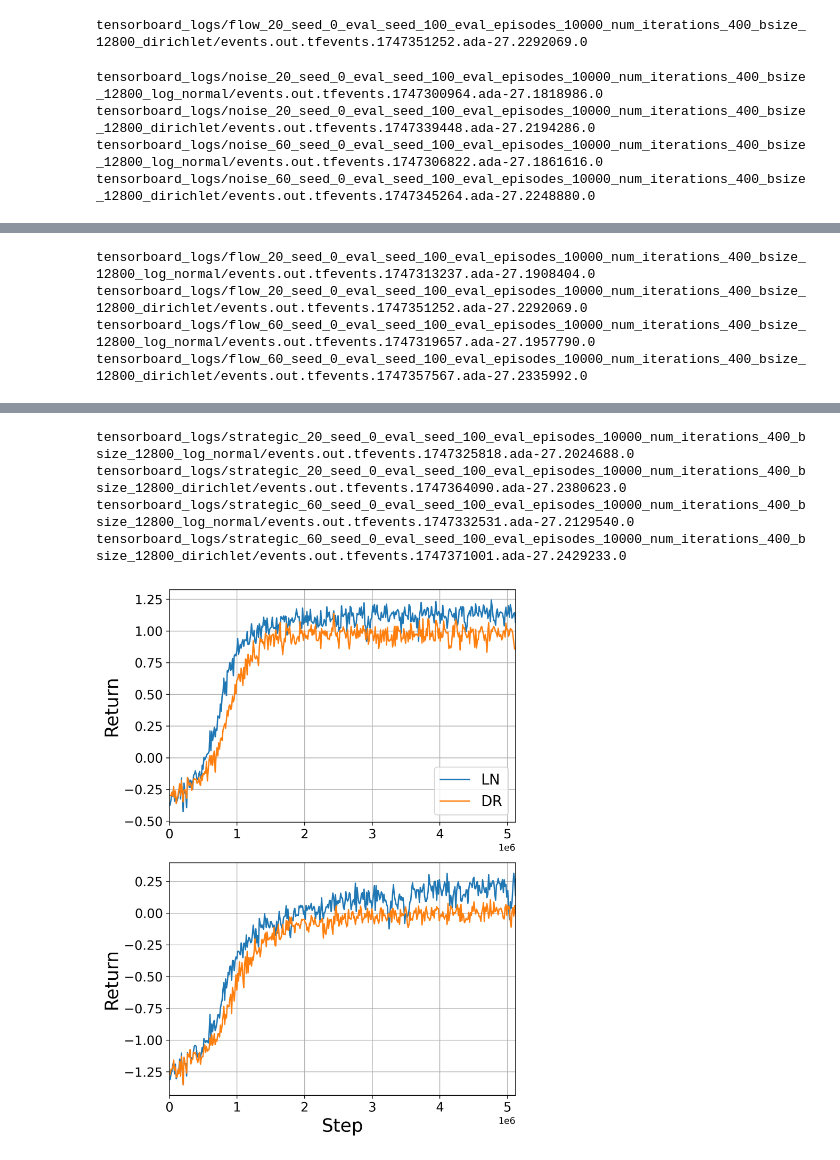
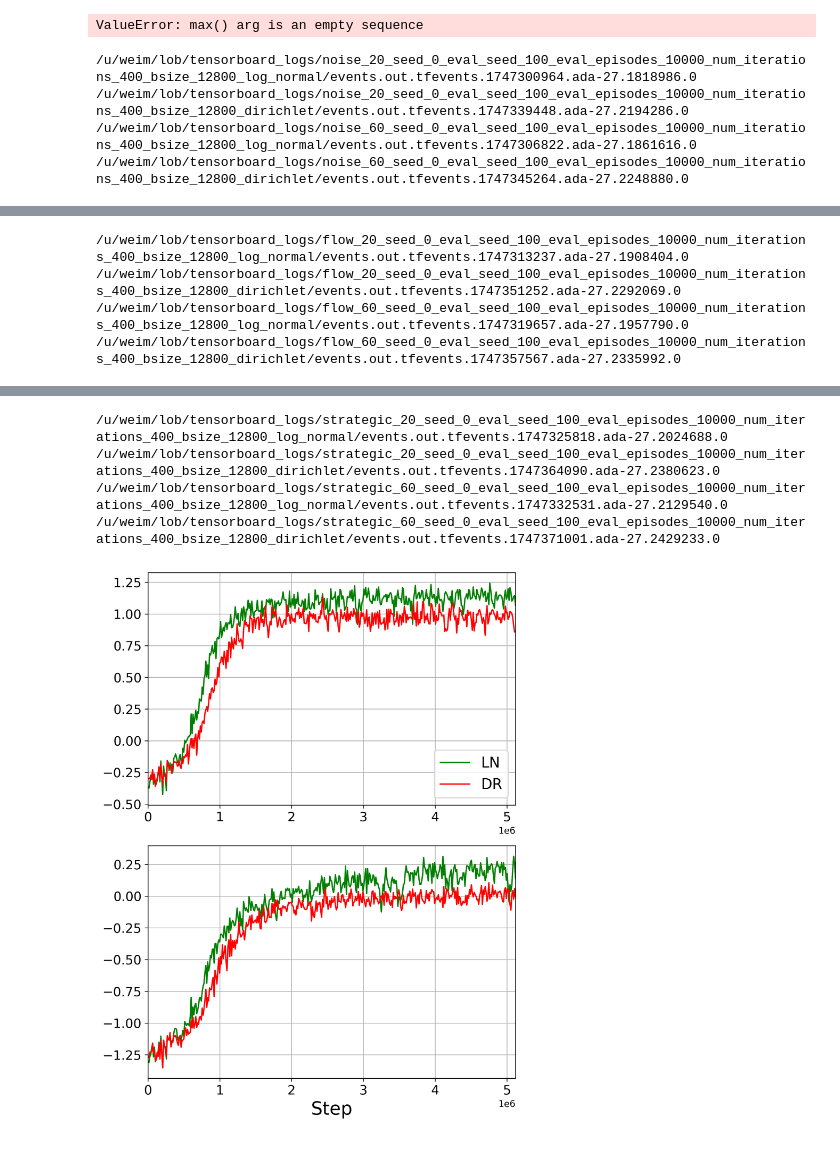
Before and after one commit to moritzweiss/lob, a Jupyter notebook: notebooks/reward_convergence.ipynb, the cells around one changed output, grey strips where cells are left out. Drawn from its saved outputs; the diff is of its cells as text; code cells hidden in the pictures.

```diff
--- a/notebooks/reward_convergence.ipynb
+++ b/notebooks/reward_convergence.ipynb
@@ -2,9 +2,12 @@
 from tensorboard.backend.event_processing import event_accumulator
 # %%
 from pathlib import Path
+import sys
 # this loads the latest event file
 # event_dir = Path('runs')
-name = 'tensorboard_logs/flow_20_seed_0_eval_seed_100_eval_episodes_10000_num_iterations_400_bsize_12800_dirichlet'
+parent_dir = Path(__file__).parent
+# sys.path.append('..')
+name = f'tensorboard_logs/flow_20_seed_0_eval_seed_100_eval_episodes_10000_num_iterations_400_bsize_12800_dirichlet'
 event_dir = Path(name)
 event_file = max(event_dir.glob('**/events.out.tfevents.*'), key=lambda f: f.stat().st_mtime)
 print(event_file)
@@ -17,7 +20,7 @@ ea = event_accumulator.EventAccumulator(event_file,
                                              event_accumulator.HISTOGRAMS: 0,
                                          })
 # %% [output]
-tensorboard_logs/flow_20_seed_0_eval_seed_100_eval_episodes_10000_num_iterations_400_bsize_12800_dirichlet/events.out.tfevents.1747351252.ada-27.2292069.0
+ValueError: max() arg is an empty sequence
 # %%
 import pandas as pd
 import matplotlib.pyplot as plt
@@ -32,14 +35,14 @@ textheight = 9
 scale = 3.2
 
 # naming of the tensor: noise, flow, strategic
+parent_dir = Path('.').resolve().parent
 
 for env in ['noise', 'flow', 'strategic']:
     fig, axs = plt.subplots(2, 1, figsize=(scale*0.3*textwidth, scale*0.3*textheight), dpi=300)
     idx = 0
     for lots in [20, 60]:
         for agent in ['log_normal', 'dirichlet']:
-            # loading data for agent
-            name = f'tensorboard_logs/{env}_{lots}_seed_0_eval_seed_100_eval_episodes_10000_num_iterations_400_bsize_12800_{agent}'
+            name = f'{parent_dir}/tensorboard_logs/{env}_{lots}_seed_0_eval_seed_100_eval_episodes_10000_num_iterations_400_bsize_12800_{agent}'
             event_dir = Path(name)
             event_file = max(event_dir.glob('**/events.out.tfevents.*'), key=lambda f: f.stat().st_mtime)
             print(event_file)
@@ -52,19 +55,16 @@ for env in ['noise', 'flow', 'strategic']:
                                                     event_accumulator.HISTOGRAMS: 0,
                                                 })
 
-            # data loading
             ea.Reload()
-            # print(ea.Tags()['scalars'])
-            # print(ea.Scalars('charts/time'))
-            # print(ea.Scalars('charts/return'))
             df = pd.DataFrame(ea.Scalars('charts/return'))
-
-            # plotting
             translate_names = {'log_normal': 'LN', 'dirichlet': 'DR'}
-            axs[idx].plot(df['step'].values, df['value'].values, label=translate_names[agent])
-            # axs[idx].set_facecolor('white')
-            # fig.patch.set_facecolor('white')
-        axs[idx].set_ylabel('Return', fontsize=20)
+            if agent == 'log_normal':
+                color = 'green'
+            if agent == 'dirichlet':
+                color = 'red'
+            axs[idx].plot(df['step'].values, df['value'].values, label=translate_names[agent], color=color)
+        if env == 'noise':
+            axs[idx].set_ylabel('Return', fontsize=20)
         tick_size = 14
         axs[idx].tick_params(axis='x', labelsize=tick_size)
         axs[idx].tick_params(axis='y', labelsize=tick_size)
@@ -82,10 +82,10 @@ for env in ['noise', 'flow', 'strategic']:
 
     fig.tight_layout()
     plt.show()
-    fig.savefig(f'plots/{env}_return_convergence.pdf', dpi=300)
+    fig.savefig(f'{parent_dir}/plots/{env}_return_convergence.pdf', dpi=300)
     plt.close(fig)
 # %% [output]
-tensorboard_logs/noise_20_seed_0_eval_seed_100_eval_episodes_10000_num_iterations_400_bsize_12800_log_normal/events.out.tfevents.1747300964.ada-27.1818986.0
-tensorboard_logs/noise_20_seed_0_eval_seed_100_eval_episodes_10000_num_iterations_400_bsize_12800_dirichlet/events.out.tfevents.1747339448.ada-27.2194286.0
-tensorboard_logs/noise_60_seed_0_eval_seed_100_eval_episodes_10000_num_iterations_400_bsize_12800_log_normal/events.out.tfevents.1747306822.ada-27.1861616.0
-tensorboard_logs/noise_60_seed_0_eval_seed_100_eval_episodes_10000_num_iterations_400_bsize_12800_dirichlet/events.out.tfevents.1747345264.ada-27.2248880.0
+/u/weim/lob/tensorboard_logs/noise_20_seed_0_eval_seed_100_eval_episodes_10000_num_iterations_400_bsize_12800_log_normal/events.out.tfevents.1747300964.ada-27.1818986.0
+/u/weim/lob/tensorboard_logs/noise_20_seed_0_eval_seed_100_eval_episodes_10000_num_iterations_400_bsize_12800_dirichlet/events.out.tfevents.1747339448.ada-27.2194286.0
+/u/weim/lob/tensorboard_logs/noise_60_seed_0_eval_seed_100_eval_episodes_10000_num_iterations_400_bsize_12800_log_normal/events.out.tfevents.1747306822.ada-27.1861616.0
+/u/weim/lob/tensorboard_logs/noise_60_seed_0_eval_seed_100_eval_episodes_10000_num_iterations_400_bsize_12800_dirichlet/events.out.tfevents.1747345264.ada-27.2248880.0
@@ -93,4 +93,4 @@ tensorboard_logs/noise_60_seed_0_eval_seed_100_eval_episodes_10000_num_iteration
-tensorboard_logs/flow_20_seed_0_eval_seed_100_eval_episodes_10000_num_iterations_400_bsize_12800_log_normal/events.out.tfevents.1747313237.ada-27.1908404.0
-tensorboard_logs/flow_20_seed_0_eval_seed_100_eval_episodes_10000_num_iterations_400_bsize_12800_dirichlet/events.out.tfevents.1747351252.ada-27.2292069.0
-tensorboard_logs/flow_60_seed_0_eval_seed_100_eval_episodes_10000_num_iterations_400_bsize_12800_log_normal/events.out.tfevents.1747319657.ada-27.1957790.0
-tensorboard_logs/flow_60_seed_0_eval_seed_100_eval_episodes_10000_num_iterations_400_bsize_12800_dirichlet/events.out.tfevents.1747357567.ada-27.2335992.0
+/u/weim/lob/tensorboard_logs/flow_20_seed_0_eval_seed_100_eval_episodes_10000_num_iterations_400_bsize_12800_log_normal/events.out.tfevents.1747313237.ada-27.1908404.0
+/u/weim/lob/tensorboard_logs/flow_20_seed_0_eval_seed_100_eval_episodes_10000_num_iterations_400_bsize_12800_dirichlet/events.out.tfevents.1747351252.ada-27.2292069.0
+/u/weim/lob/tensorboard_logs/flow_60_seed_0_eval_seed_100_eval_episodes_10000_num_iterations_400_bsize_12800_log_normal/events.out.tfevents.1747319657.ada-27.1957790.0
+/u/weim/lob/tensorboard_logs/flow_60_seed_0_eval_seed_100_eval_episodes_10000_num_iterations_400_bsize_12800_dirichlet/events.out.tfevents.1747357567.ada-27.2335992.0
@@ -98,5 +98,5 @@ tensorboard_logs/flow_60_seed_0_eval_seed_100_eval_episodes_10000_num_iterations
-tensorboard_logs/strategic_20_seed_0_eval_seed_100_eval_episodes_10000_num_iterations_400_bsize_12800_log_normal/events.out.tfevents.1747325818.ada-27.2024688.0
-tensorboard_logs/strategic_20_seed_0_eval_seed_100_eval_episodes_10000_num_iterations_400_bsize_12800_dirichlet/events.out.tfevents.1747364090.ada-27.2380623.0
-tensorboard_logs/strategic_60_seed_0_eval_seed_100_eval_episodes_10000_num_iterations_400_bsize_12800_log_normal/events.out.tfevents.1747332531.ada-27.2129540.0
-tensorboard_logs/strategic_60_seed_0_eval_seed_100_eval_episodes_10000_num_iterations_400_bsize_12800_dirichlet/events.out.tfevents.1747371001.ada-27.2429233.0
+/u/weim/lob/tensorboard_logs/strategic_20_seed_0_eval_seed_100_eval_episodes_10000_num_iterations_400_bsize_12800_log_normal/events.out.tfevents.1747325818.ada-27.2024688.0
+/u/weim/lob/tensorboard_logs/strategic_20_seed_0_eval_seed_100_eval_episodes_10000_num_iterations_400_bsize_12800_dirichlet/events.out.tfevents.1747364090.ada-27.2380623.0
+/u/weim/lob/tensorboard_logs/strategic_60_seed_0_eval_seed_100_eval_episodes_10000_num_iterations_400_bsize_12800_log_normal/events.out.tfevents.1747332531.ada-27.2129540.0
+/u/weim/lob/tensorboard_logs/strategic_60_seed_0_eval_seed_100_eval_episodes_10000_num_iterations_400_bsize_12800_dirichlet/events.out.tfevents.1747371001.ada-27.2429233.0
-[figure, old version]
+[figure, new version]
```
Also changed, not shown: parts of 1 cell of this notebook.
